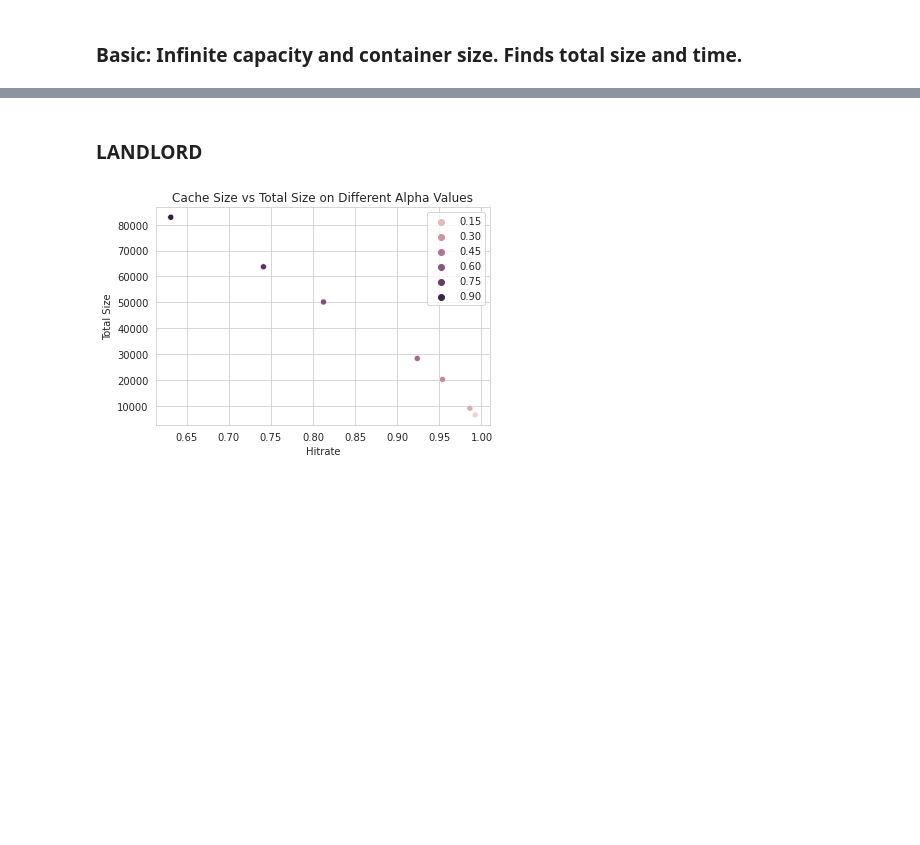
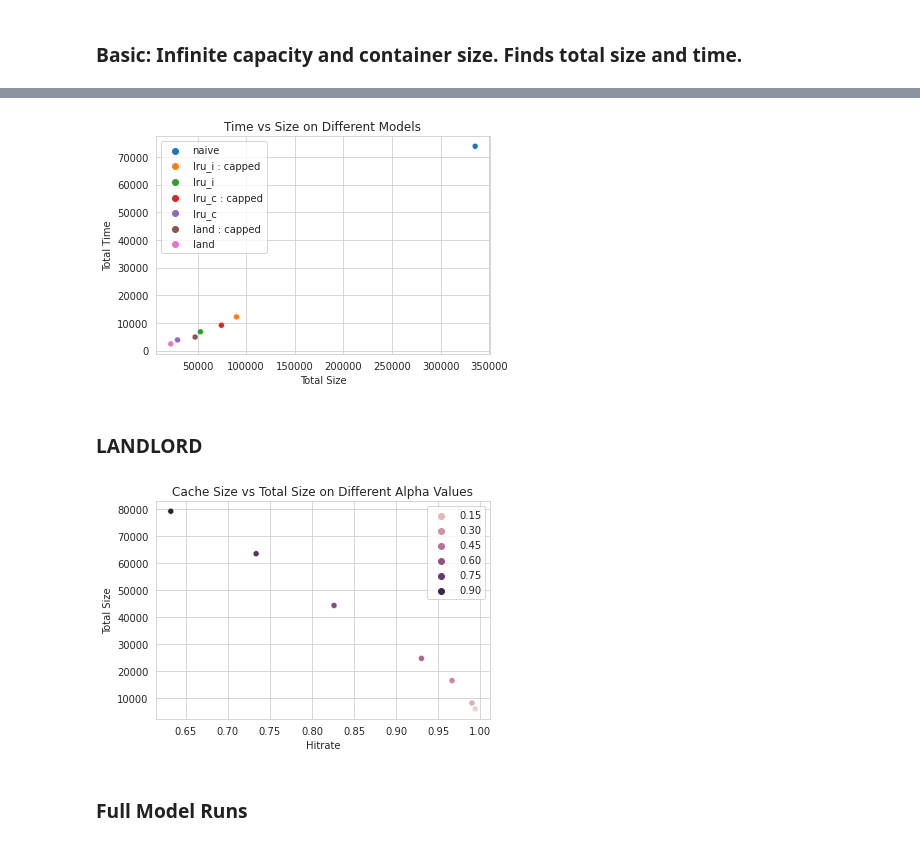
Before and after one commit to kevingao26/Binder-Logs, a Jupyter notebook: 6. The Models/Model Workspace.ipynb, the cells around one changed output, grey strips where cells are left out. Drawn from its saved outputs; the diff is of its cells as text; code cells hidden in the pictures; blank space fills up the shorter version.

```diff
--- a/6. The Models/Model Workspace.ipynb
+++ b/6. The Models/Model Workspace.ipynb
@@ -407,0 +444,5 @@ class Container:
+# %%
+a = {1:1, 2:2, 4:4}
+b = {1:1, 2:2, 3:3}
+for i in set(a).intersection(set(b)):
+    print(a[i] == b[i])
@@ -1048,3 +1081,7 @@ RESULT_size_time_scatterplot()
+# %%
+RESULT_size_time_scatterplot(True)
+# %% [output]
+[figure, added]
 # %% [markdown]
 ### LANDLORD
 # %%
@@ -1053,7 +1090,7 @@ def RESULT_land_alpha_scatterplot():
     csize, tsize, names = [], [], []
 
     for i in np.arange(0.05, 1, 0.15):
-        temp = MODEL_nl("land", "timeit", [400, -1, 5], i)
+        temp = MODEL_nl("land", "timeit", [400, -1, 5], False, i)
         #csize.append(temp[7].get_total_size())
         csize.append(temp[6])
         tsize.append(temp[4])
@@ -1068,4 +1105,6 @@ def RESULT_land_alpha_scatterplot():
 
 RESULT_land_alpha_scatterplot()
 # %% [output]
-[figure, old version]
+[figure, new version]
+# %% [markdown]
+### Full Model Runs
```
Also changed, not shown: parts of 13 cells of this notebook.
